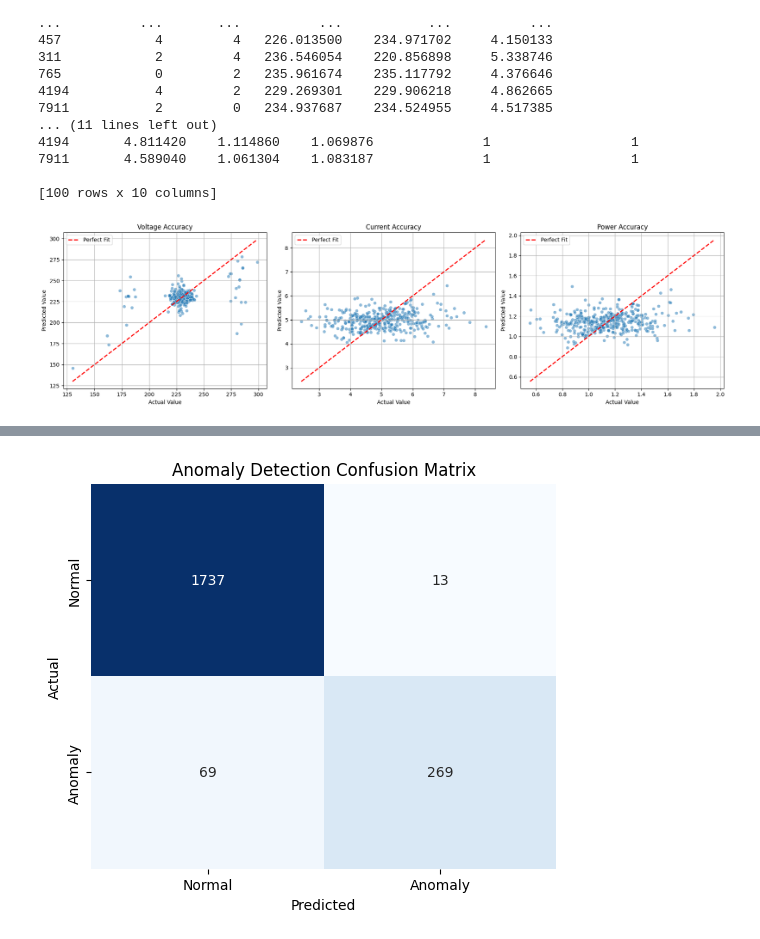
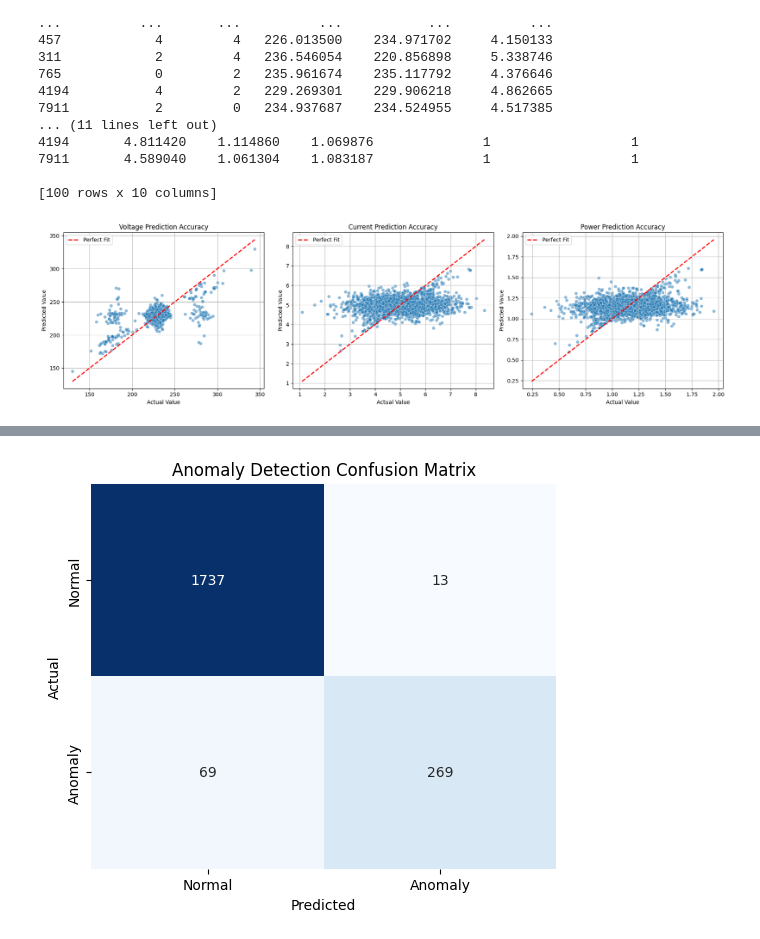
Before and after one commit to sanjayishigh/PowerGrid-Anomaly-Detection-and-Prediction, a Jupyter notebook: models/physical/PhysicalAnomaly.ipynb, the cells around one changed output, grey strips where cells are left out. Saved outputs shown, nothing was run; the diff lists cells and outputs as text; code cells hidden in the pictures.

```diff
--- a/models/physical/PhysicalAnomaly.ipynb
+++ b/models/physical/PhysicalAnomaly.ipynb
@@ -130,33 +137,44 @@ print(comparison_table.head(100))
 # %%
 fig, axes = plt.subplots(1, 3, figsize=(18, 5))
 
 metrics = [
     ("Voltage (V)", "Pred_Voltage"),
     ("Current (A)", "Pred_Current"),
     ("Power (kW)",  "Pred_Power")
 ]
 
 for i, (col_actual, col_pred) in enumerate(metrics):
     ax = axes[i]
 
-    # Scatter plot
-    sns.scatterplot(x=zone_df[col_actual], y=zone_df[col_pred], ax=ax, alpha=0.5)
+    sns.scatterplot(
+        x=comparison_table[col_actual],
+        y=comparison_table[col_pred],
+        ax=ax,
+        alpha=0.5
+    )
 
-    # Draw a perfect diagnosis line (x=y)
-    min_val = min(zone_df[col_actual].min(), zone_df[col_pred].min())
-    max_val = max(zone_df[col_actual].max(), zone_df[col_pred].max())
-    ax.plot([min_val, max_val], [min_val, max_val], 'r--', linewidth=2, label='Perfect Fit')
+    min_val = min(
+        comparison_table[col_actual].min(),
+        comparison_table[col_pred].min()
+    )
+    max_val = max(
+        comparison_table[col_actual].max(),
+        comparison_table[col_pred].max()
+    )
 
-    ax.set_title(f"{col_actual.split()[0]} Accuracy")
+    ax.plot([min_val, max_val], [min_val, max_val],
+            'r--', linewidth=2, label='Perfect Fit')
+
+    ax.set_title(f"{col_actual.split()[0]} Prediction Accuracy")
     ax.set_xlabel("Actual Value")
     ax.set_ylabel("Predicted Value")
     ax.legend()
     ax.grid(True)
 
 plt.tight_layout()
 plt.show()
 # %% [output]
-[figure, old version]
+[figure, new version]
 # %%
 import seaborn as sns
 
```
Also changed, not shown: parts of 5 cells of this notebook, 11 other files.
